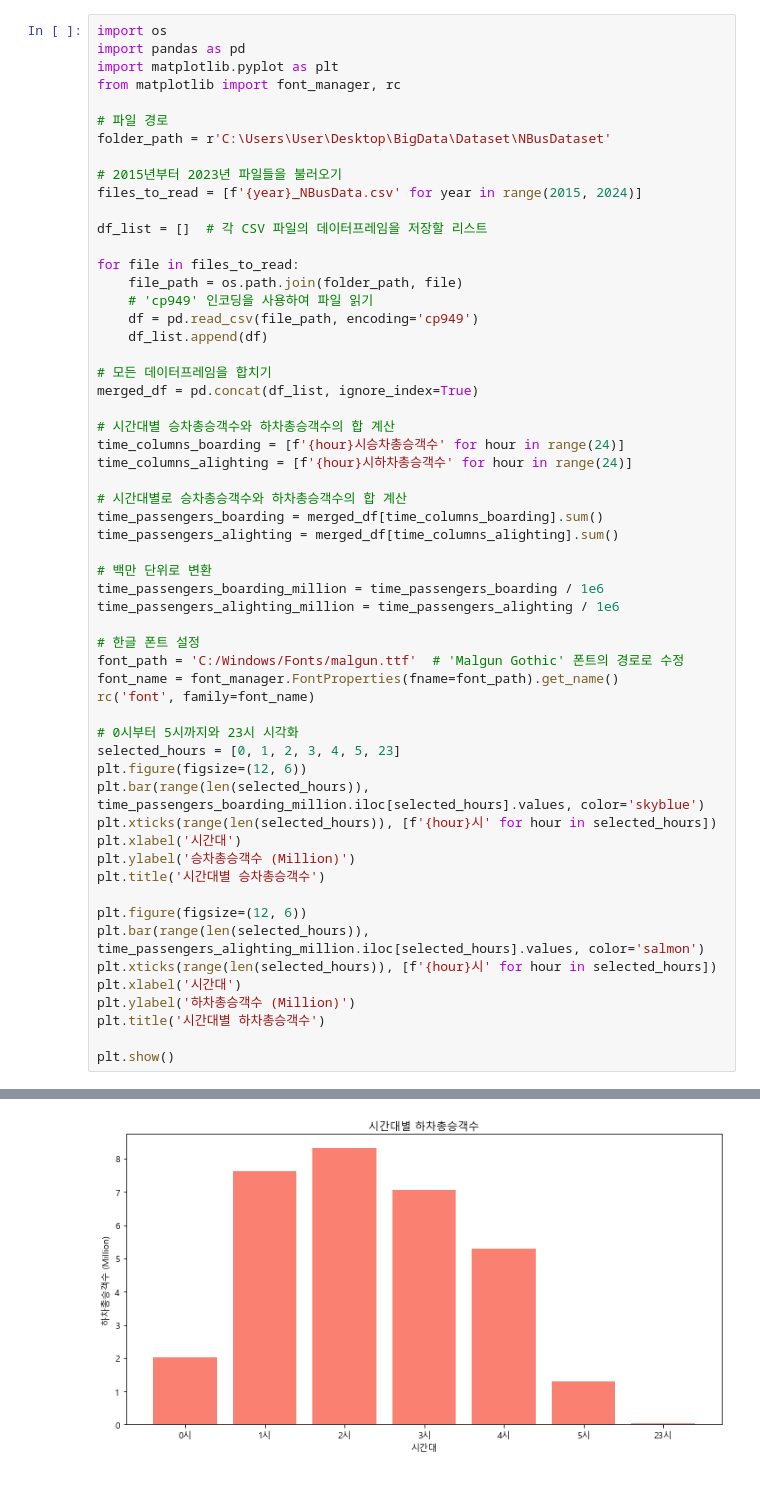
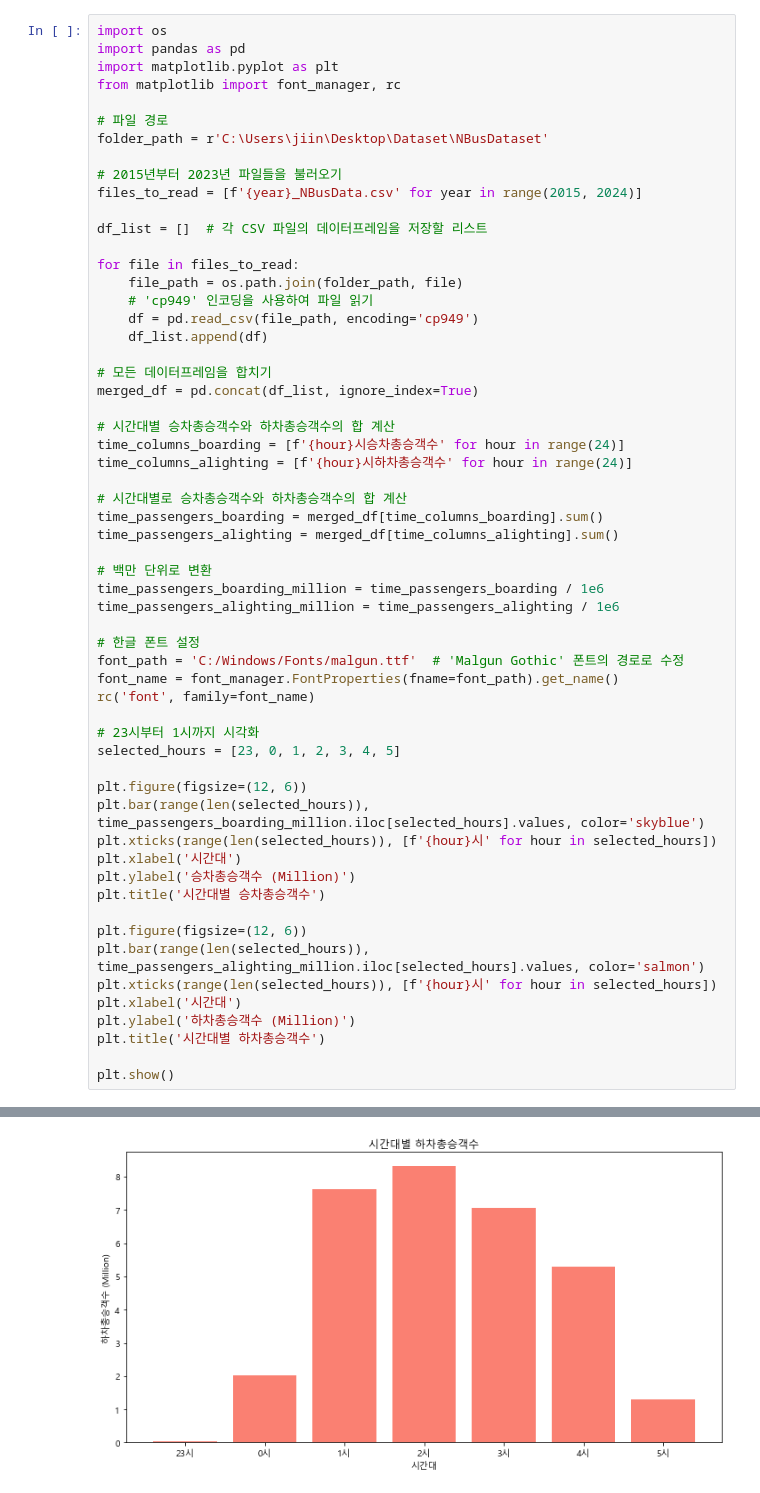
Before and after one commit to YouYeDam/BigData, a Jupyter notebook: NBusTime.ipynb, the cells around one changed output, grey strips where cells are left out. Cells and saved outputs as stored; diff of their text form.

```diff
--- a/NBusTime.ipynb
+++ b/NBusTime.ipynb
@@ -5,7 +5,7 @@ import matplotlib.pyplot as plt
 from matplotlib import font_manager, rc
 
 # 파일 경로
-folder_path = r'C:\Users\User\Desktop\BigData\Dataset\NBusDataset'
+folder_path = r'C:\Users\jiin\Desktop\Dataset\NBusDataset'
 
 # 2015년부터 2023년 파일들을 불러오기
 files_to_read = [f'{year}_NBusData.csv' for year in range(2015, 2024)]
@@ -38,8 +38,9 @@ font_path = 'C:/Windows/Fonts/malgun.ttf'  # 'Malgun Gothic' 폰트의 경로로
 font_name = font_manager.FontProperties(fname=font_path).get_name()
 rc('font', family=font_name)
 
-# 0시부터 5시까지와 23시 시각화
-selected_hours = [0, 1, 2, 3, 4, 5, 23]
+# 23시부터 1시까지 시각화
+selected_hours = [23, 0, 1, 2, 3, 4, 5]
+
 plt.figure(figsize=(12, 6))
 plt.bar(range(len(selected_hours)), time_passengers_boarding_million.iloc[selected_hours].values, color='skyblue')
 plt.xticks(range(len(selected_hours)), [f'{hour}시' for hour in selected_hours])
@@ -60 +61 @@ plt.show()
-[figure, old version]
+[figure, new version]
```
Also changed, not shown: parts of 2 cells of this notebook, 3 other files.
